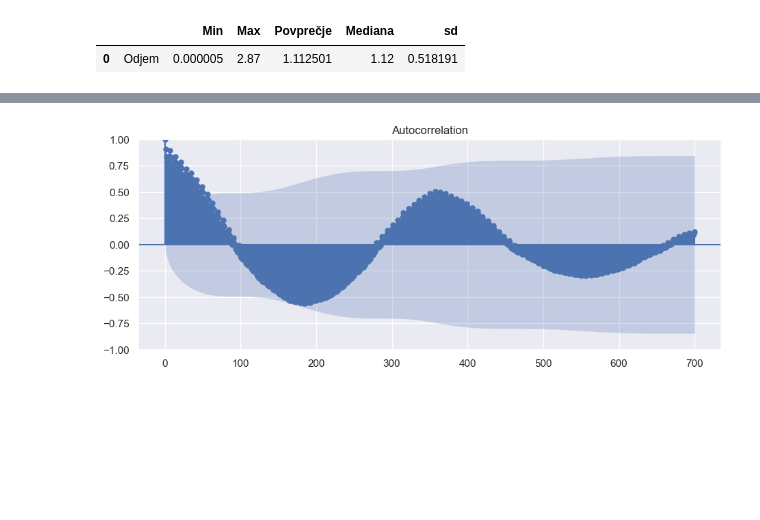
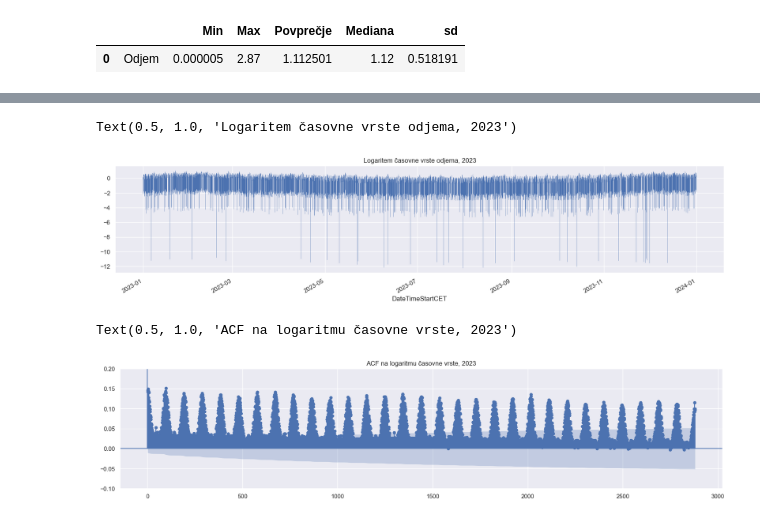
Before and after one commit to karolina-sa/Matematika-z-racunalnikom-projekt, a Jupyter notebook: analiza_casovne_vrste.ipynb, the cells around one changed output, grey strips where cells are left out. Cells and saved outputs as stored; diff of their text form; code cells hidden in the pictures; blank space fills up the shorter version.

```diff
--- a/analiza_casovne_vrste.ipynb
+++ b/analiza_casovne_vrste.ipynb
@@ -114,4 +90,0 @@ podatki_daily_mean .loc['2022-01':'2022-02', 'Odjem ACT'].plot(marker='o', lines
-# %%
-AFT_plot_on_daily_mean = tsaplots.plot_acf(podatki_daily_mean['Odjem ACT'], lags=700)
-# %% [output]
-[figure, removed]
@@ -121,0 +91,16 @@ AFT_plot_on_daily_mean = tsaplots.plot_acf(podatki_daily_mean['Odjem ACT'], lags
+# %%
+# zaradi velike količine podatkov, se bom osredotočala na leto 2023
+podatki.loc['2023', 'Logaritem'].plot(linewidth=0.2)
+plt.title('Logaritem časovne vrste odjema, 2023')
+# %% [output]
+Text(0.5, 1.0, 'Logaritem časovne vrste odjema, 2023')
+[figure, added]
+# %%
+tsaplots.plot_acf(podatki.loc['2023', 'Logaritem'], lags=2880)
+plt.ylim(-0.1,0.2)
+plt.title('ACF na logaritmu časovne vrste, 2023')
+
+# za lag sem vzela 2880, to je ravno 30 dni (96 podatkov na dan * 30 dni)
+# %% [output]
+Text(0.5, 1.0, 'ACF na logaritmu časovne vrste, 2023')
+[figure, added]
```
Also changed, not shown: parts of 26 cells of this notebook.
